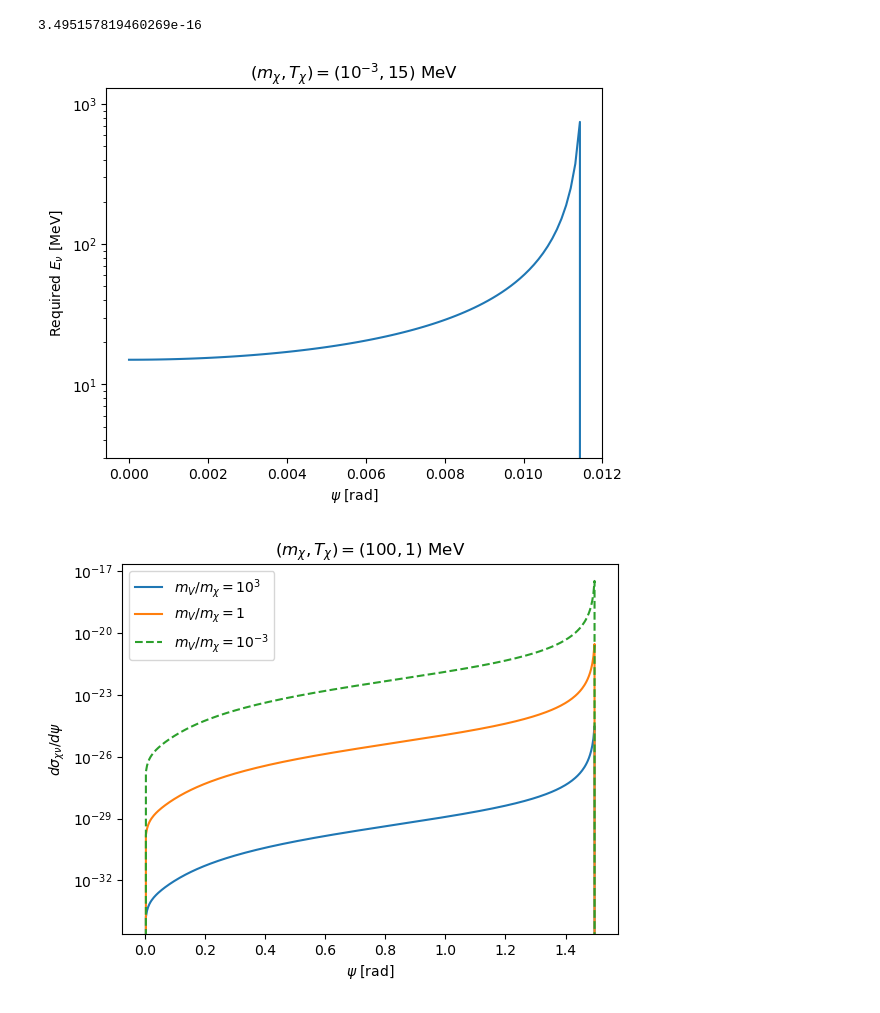
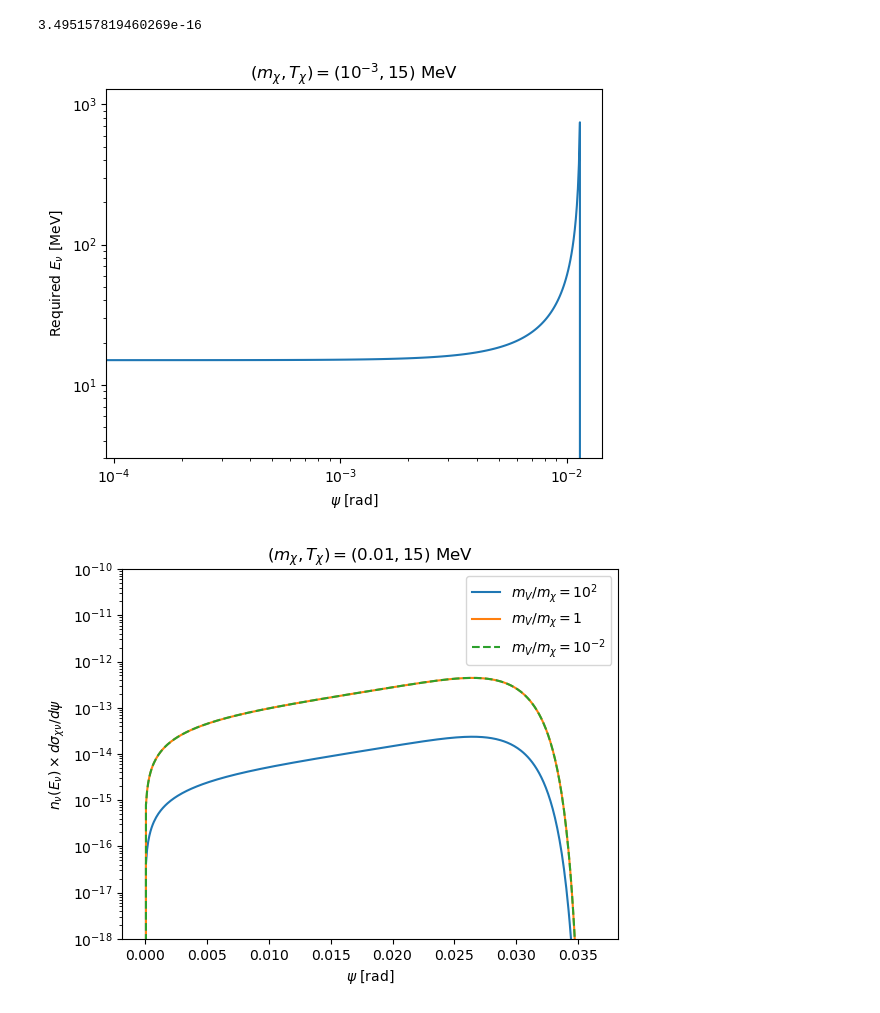
Before and after one commit to yenhsunlin/SNnuBDM2, a Jupyter notebook: src/plot.ipynb, the cells around one changed output. Cells and saved outputs as stored; diff of their text form; code cells hidden in the pictures.

```diff
--- a/src/plot.ipynb
+++ b/src/plot.ipynb
@@ -676,45 +760,45 @@ from supernovaNuBoostedDM import getEv,maxPsi,dEv
 # %%
 Tx = 15
 mx = 1e-3
 psi_list = np.linspace(0,maxPsi(Tx,mx),100)
 requiredEv_list = []
 for psi in psi_list:
     requiredEv_list.append(getEv(Tx,mx,psi))
 # plot
 plt.plot(psi_list,requiredEv_list)
 plt.yscale('log')
-#plt.xscale('log')
+plt.xscale('log')
 plt.ylim(3,1300)
 plt.xlabel(r'$\psi$ [rad]')
 plt.ylabel(r'Required $E_\nu$ [MeV]')
 plt.title(r'$(m_\chi,T_\chi)=(10^{-3},15)$ MeV')
-plt.savefig('required_Ev.pdf',bbox_inches='tight')
+#plt.savefig('required_Ev.pdf',bbox_inches='tight')
 plt.show()
 # %% [output]
-[figure, old version]
+[figure, new version]
 # %%
-Tx = 1
-mx = 100
+Tx = 15
+mx = 1e-2
 psi_list = np.linspace(0,maxPsi(Tx,mx),400)
 DMnuCrox_HeavyMv_list = []
 DMnuCrox_EqualMv_list = []
 DMnuCrox_LightMv_list = []
 for psi in psi_list:
-    DMnuCrox_HeavyMv_list.append(diffCrossSectionNuDM(Tx,mx,10*mx,psi,1,1))
-    DMnuCrox_EqualMv_list.append(diffCrossSectionNuDM(Tx,mx,mx,psi,1,1))
-    DMnuCrox_LightMv_list.append(diffCrossSectionNuDM(Tx,mx,mx/10,psi,1,1))
+    DMnuCrox_HeavyMv_list.append(diffCrossSectionNuDM(Tx,mx,100*mx,psi,1,1)*dnv(0.01,getEv(Tx,mx,psi)))
+    DMnuCrox_EqualMv_list.append(diffCrossSectionNuDM(Tx,mx,mx,psi,1,1)*dnv(0.01,getEv(Tx,mx,psi)))
+    DMnuCrox_LightMv_list.append(diffCrossSectionNuDM(Tx,mx,mx/100,psi,1,1)*dnv(0.01,getEv(Tx,mx,psi)))
 # plot
-plt.plot(psi_list,DMnuCrox_HeavyMv_list,label=r'$m_V/m_\chi=10^3$')
+plt.plot(psi_list,DMnuCrox_HeavyMv_list,label=r'$m_V/m_\chi=10^2$')
 plt.plot(psi_list,DMnuCrox_EqualMv_list,label=r'$m_V/m_\chi=1$')
-plt.plot(psi_list,DMnuCrox_LightMv_list,'--',label=r'$m_V/m_\chi=10^{-3}$')
+plt.plot(psi_list,DMnuCrox_LightMv_list,'--',label=r'$m_V/m_\chi=10^{-2}$')
 plt.legend()
 plt.yscale('log')
 #plt.xscale('log')
-#plt.ylim(3,1300)
+plt.ylim(1e-18,1e-10)
 plt.xlabel(r'$\psi$ [rad]')
-plt.ylabel(r'$d\sigma_{\chi\nu}/d\psi$')
-plt.title(r'$(m_\chi,T_\chi)=(100,1)$ MeV')
-plt.savefig('dsigdpsi_mV_gg_Tx.pdf',bbox_inches='tight')
+plt.ylabel(r'$n_\nu(E_\nu)\times d\sigma_{\chi\nu}/d\psi$')
+plt.title(f'$(m_\chi,T_\chi)=({mx},{Tx})$ MeV')
+#plt.savefig('dsigdpsi_mV_with_nv.pdf',bbox_inches='tight')
 plt.show()
 # %% [output]
-[figure, old version]
+[figure, new version]
```
Also changed, not shown: parts of 8 cells of this notebook, 6 other files.
